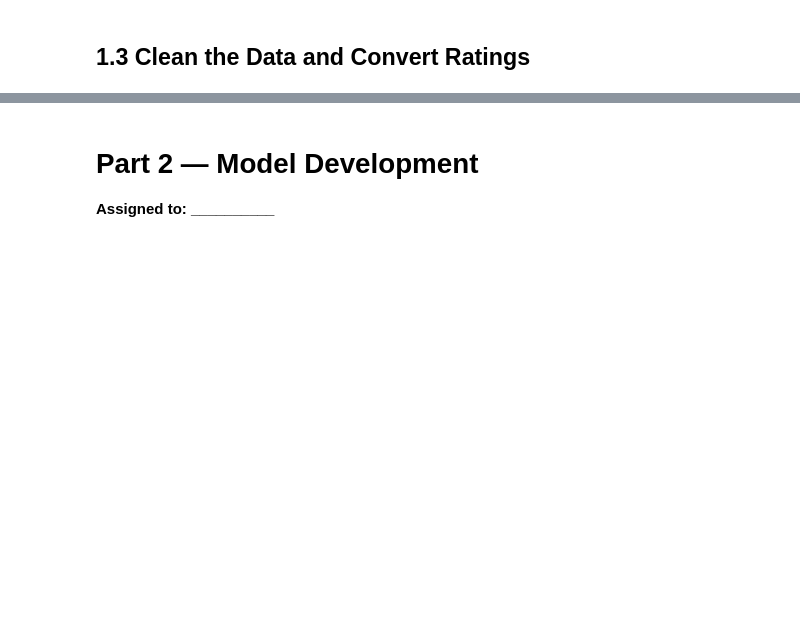
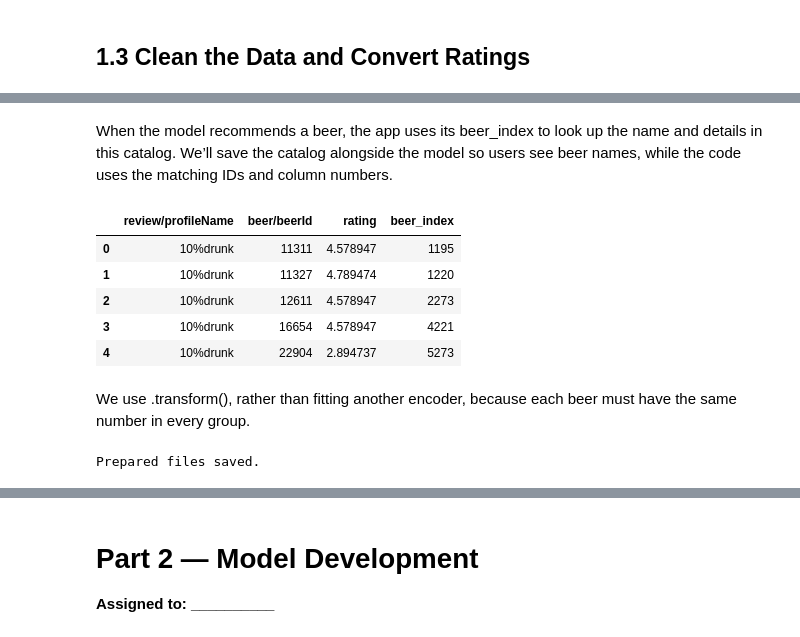
Before and after one commit to GarrettFordARTI405/ARTI405-BeerRecommender, a Jupyter notebook: BeerModel.ipynb, the cells around one changed output, grey strips where cells are left out. Saved outputs shown, nothing was run; the diff lists cells and outputs as text; code cells hidden in the pictures; blank space fills up the shorter version.

```diff
--- a/BeerModel.ipynb
+++ b/BeerModel.ipynb
@@ -17,0 +327,10 @@ Team members: Garrett, __________, __________, __________
+# %%
+# Count ratings remaining for each validation and test reviewer
+val_counts = val_ratings["review/profileName"].value_counts()
+test_counts = test_ratings["review/profileName"].value_counts()
+
+print("Validation reviewers with fewer than 6 ratings:",
+      (val_counts < 6).sum())
+
+print("Test reviewers with fewer than 6 ratings:",
+      (test_counts < 6).sum())
@@ -19,0 +442,43 @@ Team members: Garrett, __________, __________, __________
+# %% [markdown]
+When the model recommends a beer, the app uses its beer_index to look up the name and details in this catalog. We’ll save the catalog alongside the model so users see beer names, while the code uses the matching IDs and column numbers.
+# %%
+# Use the existing beer mapping for validation and test data
+val_ratings["beer_index"] = beer_encoder.transform(
+    val_ratings["beer/beerId"]
+)
+
+test_ratings["beer_index"] = beer_encoder.transform(
+    test_ratings["beer/beerId"]
+)
+
+display(val_ratings.head())
+# %% [output]
+|  | review/profileName | beer/beerId | rating | beer_index |
+| 0 | 10%drunk | 11311 | 4.578947 | 1195 |
+| 1 | 10%drunk | 11327 | 4.789474 | 1220 |
+| 2 | 10%drunk | 12611 | 4.578947 | 2273 |
+| 3 | 10%drunk | 16654 | 4.578947 | 4221 |
+| 4 | 10%drunk | 22904 | 2.894737 | 5273 |
+# %% [markdown]
+We use .transform(), rather than fitting another encoder, because each beer must have the same number in every group.
+# %%
+from scipy.sparse import save_npz
+import joblib
+
+# Save the sparse training matrix
+save_npz("train_matrix.npz", train_matrix)
+
+# Save the beer names and details
+beer_catalog.to_csv("beer_catalog.csv", index=False)
+
+# Save the mapping between beer IDs and column numbers
+joblib.dump(beer_encoder, "beer_encoder.joblib")
+
+# Save the rating tables as compressed CSV files
+train_ratings.to_csv("train_ratings.csv.gz", index=False)
+val_ratings.to_csv("val_ratings.csv.gz", index=False)
+test_ratings.to_csv("test_ratings.csv.gz", index=False)
+
+print("Prepared files saved.")
+# %% [output]
+Prepared files saved.
```
Also changed, not shown: parts of 34 cells of this notebook.
